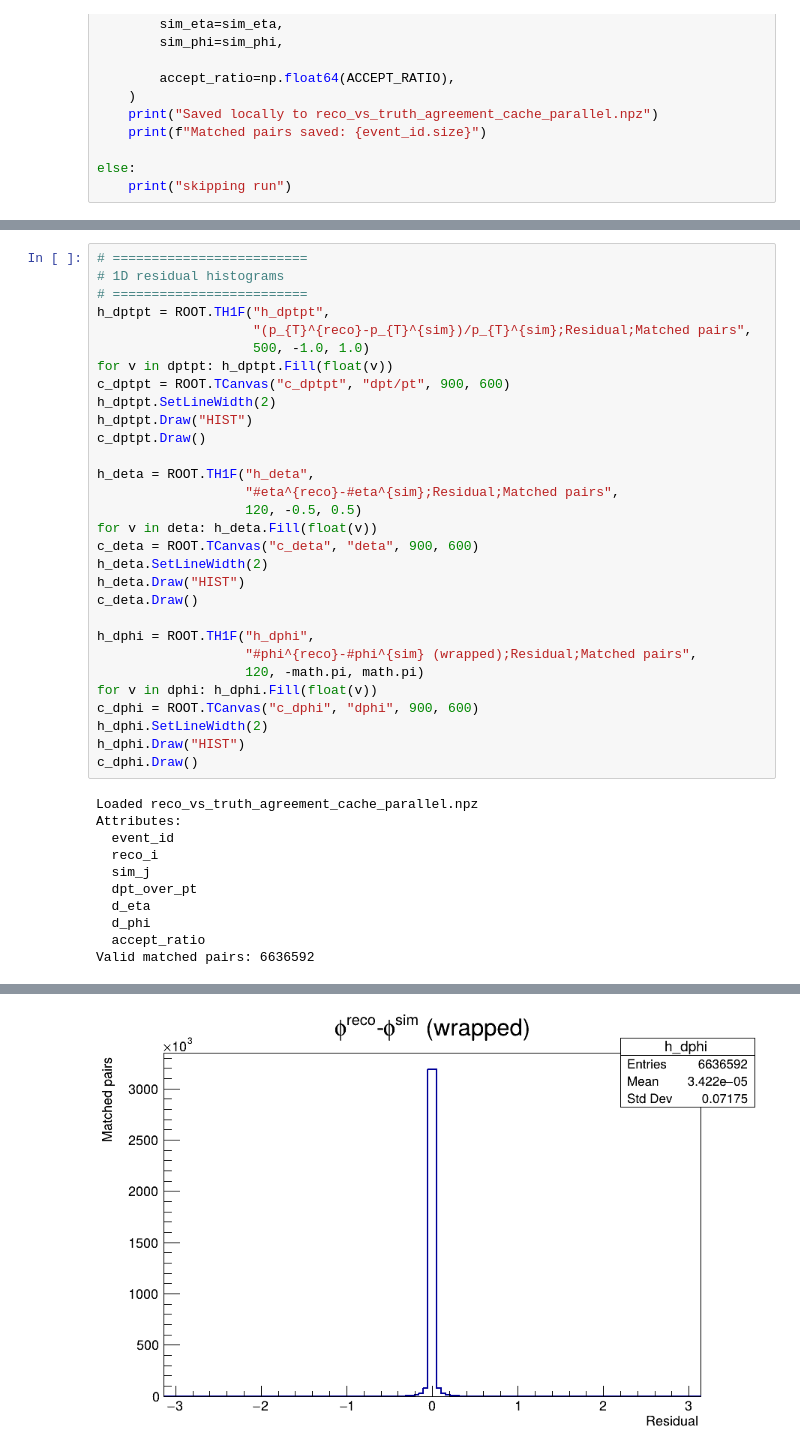
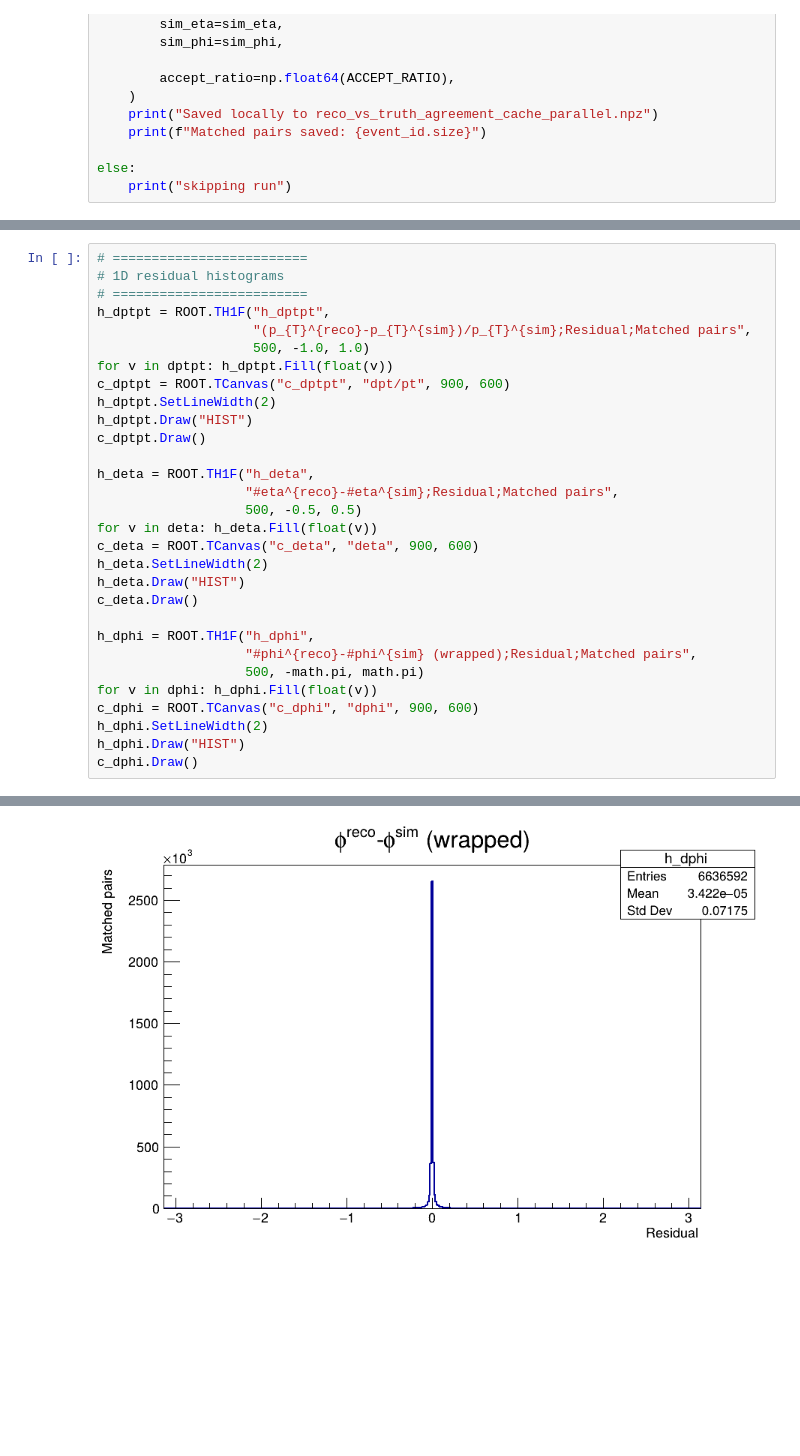
Before and after one commit to loganprosser/rootanalysis, a Jupyter notebook: pyroot/SimToRicoParalell.ipynb, the cells around one changed output, grey strips where cells are left out. Cells and saved outputs as stored; diff of their text form; blank space fills up the shorter version.

Commit message:
added changes and plots

```diff
--- a/pyroot/SimToRicoParalell.ipynb
+++ b/pyroot/SimToRicoParalell.ipynb
@@ -669,7 +689,7 @@ c_dptpt.Draw()
 
 h_deta = ROOT.TH1F("h_deta",
                    "#eta^{reco}-#eta^{sim};Residual;Matched pairs",
-                   120, -0.5, 0.5)
+                   500, -0.5, 0.5)
 for v in deta: h_deta.Fill(float(v))
 c_deta = ROOT.TCanvas("c_deta", "deta", 900, 600)
 h_deta.SetLineWidth(2)
@@ -678,20 +698,10 @@ c_deta.Draw()
 
 h_dphi = ROOT.TH1F("h_dphi",
                    "#phi^{reco}-#phi^{sim} (wrapped);Residual;Matched pairs",
-                   120, -math.pi, math.pi)
+                   500, -math.pi, math.pi)
 for v in dphi: h_dphi.Fill(float(v))
 c_dphi = ROOT.TCanvas("c_dphi", "dphi", 900, 600)
 h_dphi.SetLineWidth(2)
 h_dphi.Draw("HIST")
 c_dphi.Draw()
 # %% [output]
-Loaded reco_vs_truth_agreement_cache_parallel.npz
-Attributes:
-  event_id
-  reco_i
-  sim_j
-  dpt_over_pt
-  d_eta
-  d_phi
-  accept_ratio
-Valid matched pairs: 6636592
@@ -700 +710 @@ Valid matched pairs: 6636592
-[figure, old version]
+[figure, new version]
```
Also changed, not shown: parts of 4 cells of this notebook.
